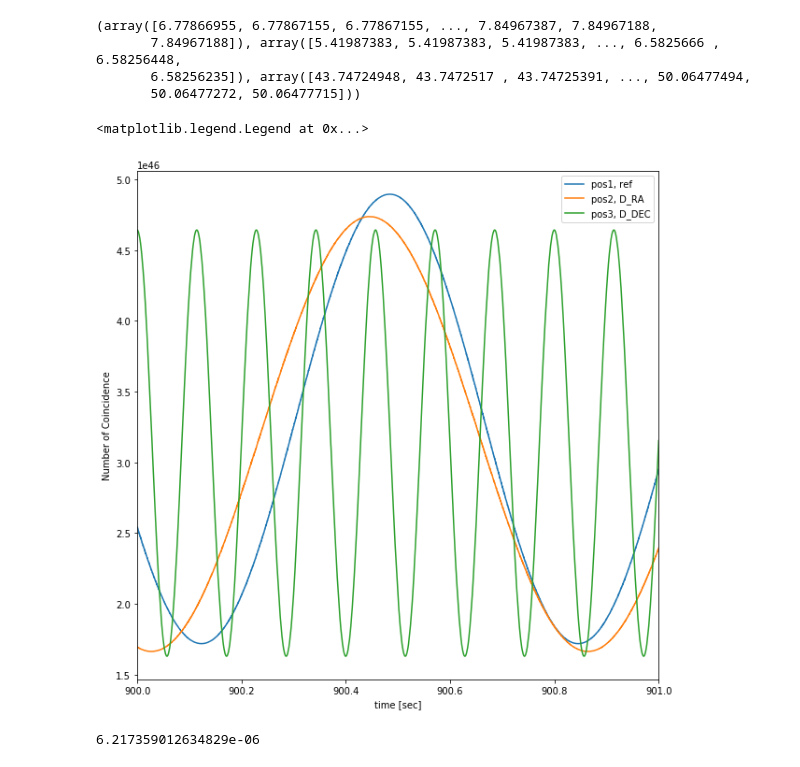
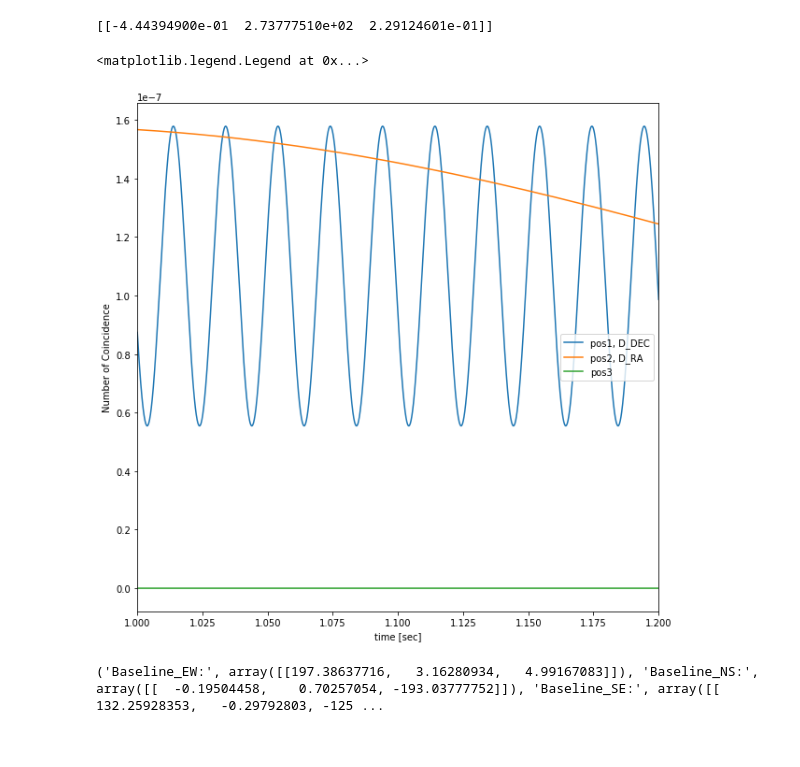
Before and after one commit to zhichen3/QA-sim, a Jupyter notebook: notebook/Test.ipynb, the cells around one changed output. Cells and saved outputs as stored; diff of their text form; code cells hidden in the pictures.

```diff
--- a/notebook/Test.ipynb
+++ b/notebook/Test.ipynb
@@ -22,40 +31,35 @@ T = 1000.0                  #Period of observation[sec]
 # %%
-num_pos1,t1, w_f1 = qua.get_num_photon(pos1,lam,s1,s2,T,'pos')
-#num_neg1,t1, w_f1 = qua.get_num_photon(pos1,lam,s1,s2,T,'neg')
-
-num_pos2,t2, w_f2 = qua.get_num_photon(pos2,lam,s1,s2,T,'pos')
-#num_neg2,t2, w_f2 = qua.get_num_photon(pos2,lam,s1,s2,T,'neg')
-
-num_pos3,t3, w_f3 = qua.get_num_photon(pos3,lam,s1,s2,T,'pos')
-#num_neg3,t3, w_f3 = qua.get_num_photon(pos3,lam,s1,s2,T,'neg')
-print(w_f1, w_f2, w_f3)
+num_pos1_NY,t1_NY,Baseline_NY = qua.get_num_photon(pos1,pos_t_NY,lam,s1,s2,T,'pos')
+num_pos2_NY,t2_NY,Baseline_NY = qua.get_num_photon(pos2,pos_t_NY,lam,s1,s2,T,'pos')
+num_pos3_NY,t3_NY,Baseline_NY = qua.get_num_photon(pos3,pos_t_NY,lam,s1,s2,T,'pos')
+print(Baseline_NY)
 # %% [output]
-(array([6.77866955, 6.77867155, 6.77867155, ..., 7.84967387, 7.84967188,
-       7.84967188]), array([5.41987383, 5.41987383, 5.41987383, ..., 6.5825666 , 6.58256448,
-       6.58256235]), array([43.74724948, 43.7472517 , 43.74725391, ..., 50.06477494,
-       50.06477272, 50.06477715]))
+[[-4.44394900e-01  2.73777510e+02  2.29124601e-01]]
 # %%
 
 plt.figure(figsize=(10,10))
-plt.xlim([900.0,901.0])
+plt.xlim([1.0,1.2])
 
-plt.plot(t1[t1.size/2:],num_pos1[t1.size/2:],label='pos1, ref')
-#plt.plot(t1.size[:],num_neg1[t1.size:],label='neg1, ref')
-
-plt.plot(t2[t2.size/2:],num_pos2[t2.size/2:],label='pos2, D_RA')
-#plt.plot(t2[:],num_neg2[:],label='neg2, D_RA')
-
-plt.plot(t3[t3.size/2:],num_pos3[t3.size/2:],label='pos3, D_DEC')
-#plt.plot(t3[:],num_neg3[t3.size/2:],label='neg3, D_DEC')
+plt.plot(t1_NY[:],num_pos1_NY[:],label='pos1, D_DEC')
+plt.plot(t2_NY[:],num_pos2_NY[:],label='pos2, D_RA')
+plt.plot(t3_NY[:],num_pos3_NY[:],label='pos3')
 
 plt.xlabel("time [sec]");plt.ylabel("Number of Coincidence")
 plt.legend()
 # %% [output]
 <matplotlib.legend.Legend at 0x...>
-[figure, old version]
+[figure, new version]
-# %%
-cond = np.where(w_f1 == np.min(w_f1))
-num_pos1[cond]
-np.min(w_f1)
-# %% [output]
-6.217359012634829e-06
+# %%
+num_pos1_EW,t1_EW,Baseline_EW = qua.get_num_photon(pos1,pos_t_EW,lam,s1,s2,T,'pos')
+num_pos2_EW,t2_EW,Baseline_EW = qua.get_num_photon(pos2,pos_t_EW,lam,s1,s2,T,'pos')
+
+num_pos1_NS,t1_NS,Baseline_NS = qua.get_num_photon(pos1,pos_t_NS,lam,s1,s2,T,'pos')
+num_pos2_NS,t2_NS,Baseline_NS = qua.get_num_photon(pos2,pos_t_NS,lam,s1,s2,T,'pos')
+
+num_pos1_SE,t1_SE,Baseline_SE = qua.get_num_photon(pos1,pos_t_SE,lam,s1,s2,T,'pos')
+num_pos2_SE,t2_SE,Baseline_SE = qua.get_num_photon(pos2,pos_t_SE,lam,s1,s2,T,'pos')
+
+# [x,y,z]
+print("Baseline_EW:", Baseline_EW, "Baseline_NS:", Baseline_NS, "Baseline_SE:", Baseline_SE)
+# %% [output]
+('Baseline_EW:', array([[197.38637716,   3.16280934,   4.99167083]]), 'Baseline_NS:', array([[  -0.19504458,    0.70257054, -193.03777752]]), 'Baseline_SE:', array([[ 132.25928353,   -0.29792803, -125 ...
```
Also changed, not shown: parts of 6 cells of this notebook, 2 other files.
